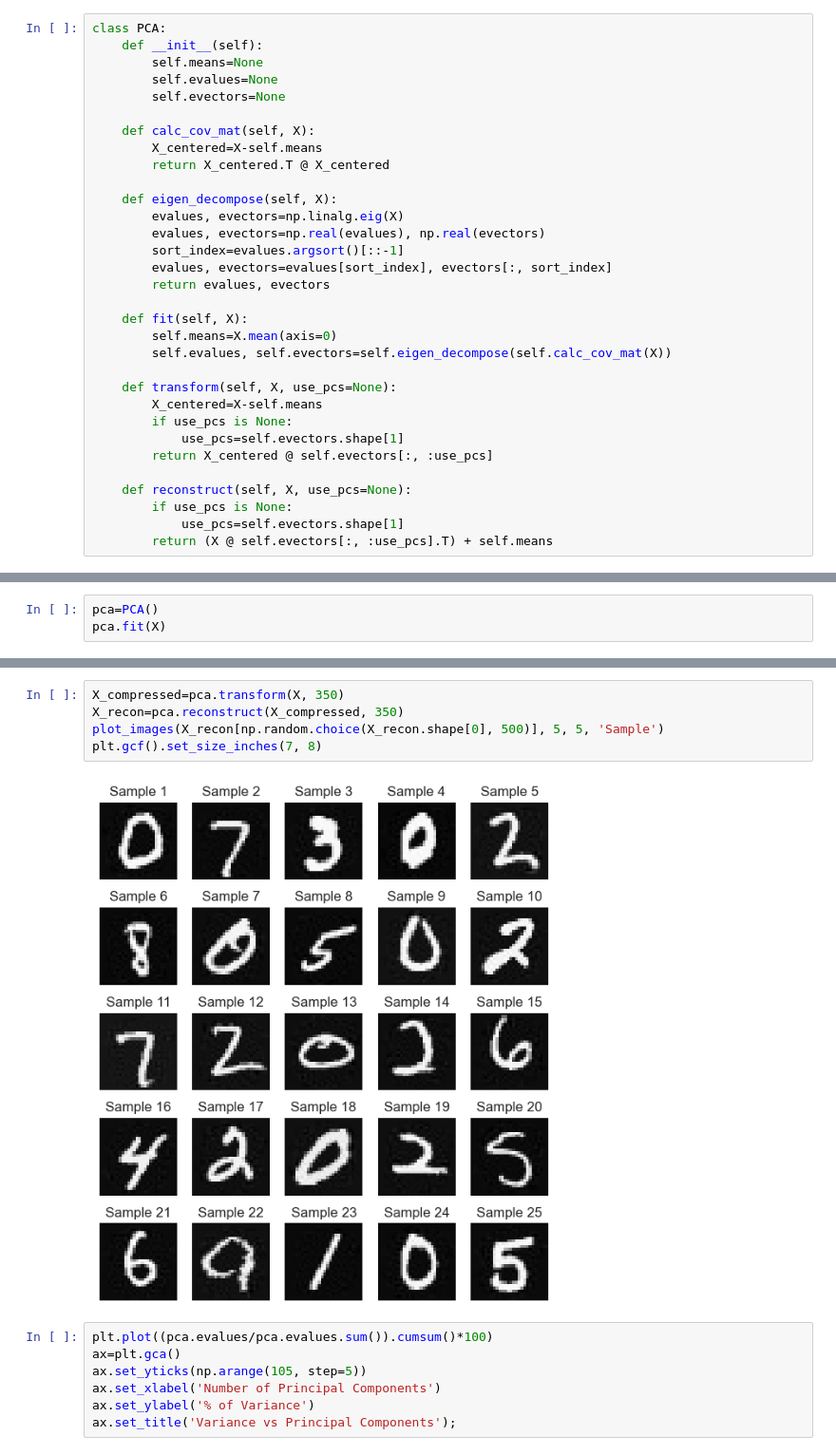
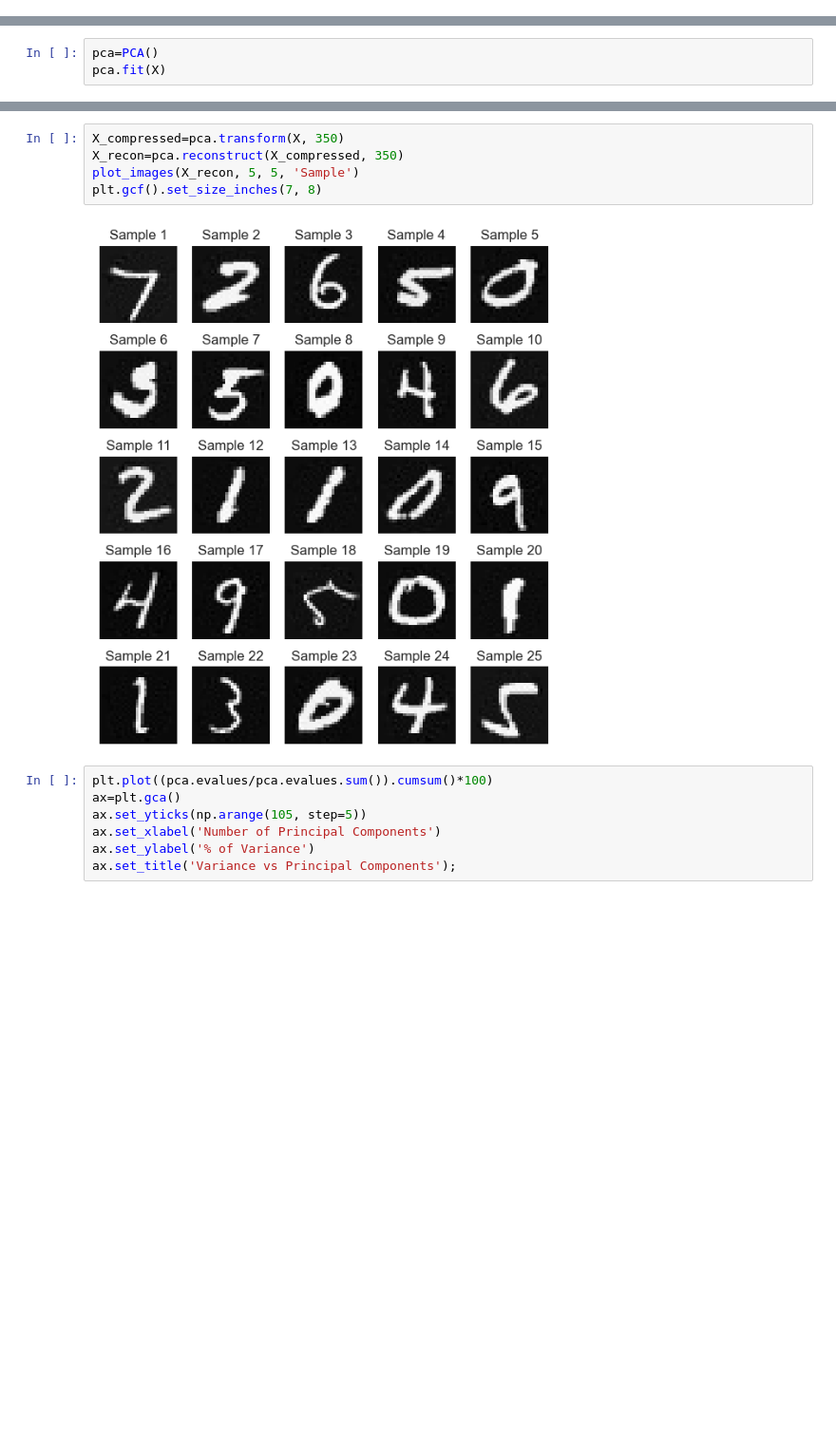
Before and after one commit to seg-fault123/ml, a Jupyter notebook: assignment3/working.ipynb, the cells around one changed output, grey strips where cells are left out. Shown at 95% size. Cells and saved outputs as stored; diff of their text form; blank space fills up the shorter version.

```diff
--- a/assignment3/working.ipynb
+++ b/assignment3/working.ipynb
@@ -47,32 +75,0 @@ plt.gcf().set_size_inches(7, 8)
-# %%
-class PCA:
-    def __init__(self):
-        self.means=None
-        self.evalues=None
-        self.evectors=None
-
-    def calc_cov_mat(self, X):
-        X_centered=X-self.means
-        return X_centered.T @ X_centered
-
-    def eigen_decompose(self, X):
-        evalues, evectors=np.linalg.eig(X)
-        evalues, evectors=np.real(evalues), np.real(evectors)
-        sort_index=evalues.argsort()[::-1]
-        evalues, evectors=evalues[sort_index], evectors[:, sort_index]
-        return evalues, evectors
-
-    def fit(self, X):
-        self.means=X.mean(axis=0)
-        self.evalues, self.evectors=self.eigen_decompose(self.calc_cov_mat(X))
-
-    def transform(self, X, use_pcs=None):
-        X_centered=X-self.means
-        if use_pcs is None:
-            use_pcs=self.evectors.shape[1]
-        return X_centered @ self.evectors[:, :use_pcs]
-
-    def reconstruct(self, X, use_pcs=None):
-        if use_pcs is None:
-            use_pcs=self.evectors.shape[1]
-        return (X @ self.evectors[:, :use_pcs].T) + self.means
@@ -126,10 +244,10 @@ plt.gcf().set_size_inches(7, 6)
 # %%
 X_compressed=pca.transform(X, 350)
 X_recon=pca.reconstruct(X_compressed, 350)
-plot_images(X_recon[np.random.choice(X_recon.shape[0], 500)], 5, 5, 'Sample')
+plot_images(X_recon, 5, 5, 'Sample')
 plt.gcf().set_size_inches(7, 8)
 # %% [output]
-[figure, old version]
+[figure, new version]
 # %%
 plt.plot((pca.evalues/pca.evalues.sum()).cumsum()*100)
 ax=plt.gca()
```
Also changed, not shown: parts of 9 cells of this notebook, 16 other files.
